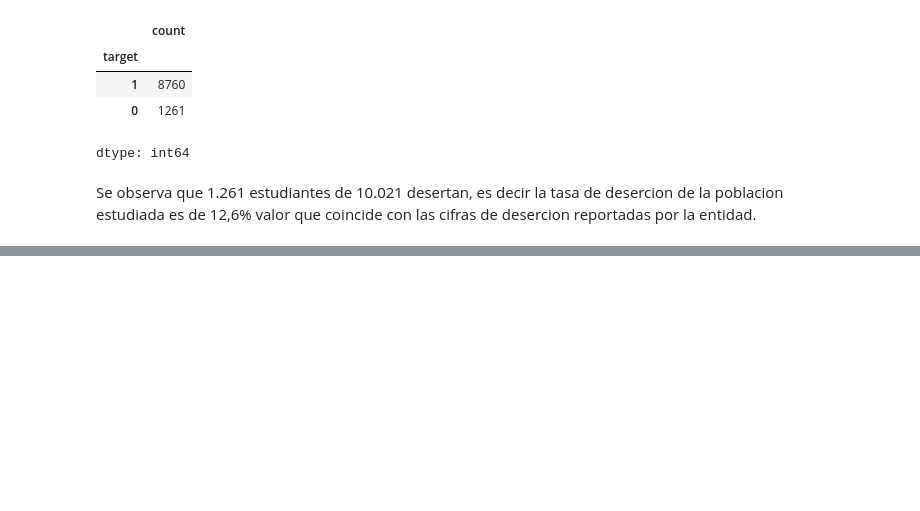
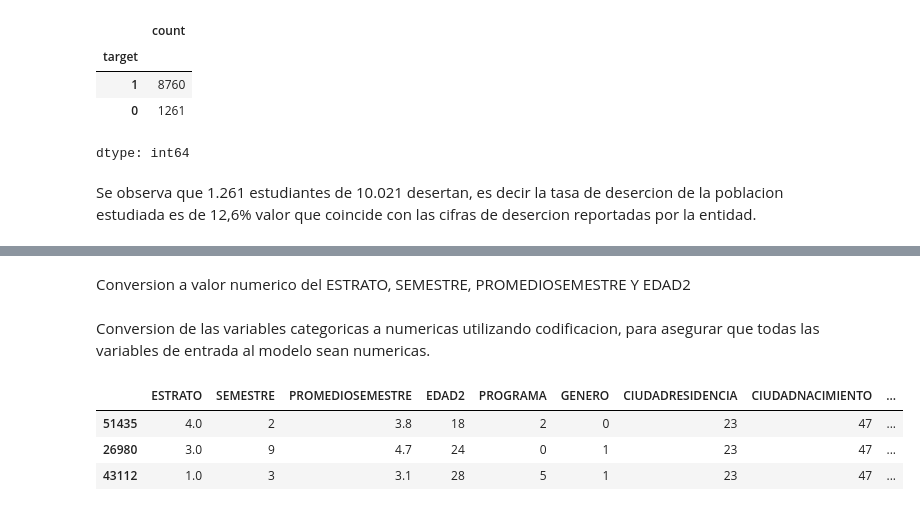
Before and after one commit to amrios80/Endeporte, a Jupyter notebook: endeporte_proyecto_final.ipynb, the cells around one changed output, grey strips where cells are left out. Saved outputs shown, nothing was run; the diff lists cells and outputs as text; code cells hidden in the pictures; blank space fills up the shorter version.

```diff
--- a/endeporte_proyecto_final.ipynb
+++ b/endeporte_proyecto_final.ipynb
@@ -120,7 +117,0 @@ Se observa que 1.261 estudiantes de 10.021 desertan, es decir la tasa de deserci
-# %%
-demograficos_df_uniq["YEARNACIMIENTO"]=pd.to_datetime(demograficos_df_uniq["FECHANACIMIENTO"])
-demograficos_df_uniq['YEARNACIMIENTO'] = demograficos_df_uniq['YEARNACIMIENTO'].dt.year
-field="PROMEDIOGENERAL"
-demograficos_df_uniq[field] = pd.to_numeric(demograficos_df_uniq[field].str.replace(',', '.'), errors='coerce')
-field="PROMEDIOSEMESTRE"
-demograficos_df_uniq[field] = pd.to_numeric(demograficos_df_uniq[field].str.replace(',', '.'), errors='coerce')
@@ -126,0 +120,36 @@ demograficos_df_uniq[field] = pd.to_numeric(demograficos_df_uniq[field].str.repl
+# %% [markdown]
+Conversion a valor numerico del ESTRATO, SEMESTRE, PROMEDIOSEMESTRE Y EDAD2
+# %%
+field="ESTRATO"
+demograficos_df_uniq[field] = pd.to_numeric(demograficos_df_uniq[field], errors='coerce')
+field="SEMESTRE"
+demograficos_df_uniq[field] = pd.to_numeric(demograficos_df_uniq[field], errors='coerce')
+field="PROMEDIOSEMESTRE"
+demograficos_df_uniq[field] = demograficos_df_uniq[field].astype(str).str.replace(',', '.', regex=False)
+demograficos_df_uniq[field] = pd.to_numeric(demograficos_df_uniq[field], errors='coerce')
+field="EDAD2"
+demograficos_df_uniq[field] = pd.to_numeric(demograficos_df_uniq[field], errors='coerce')
+# %%
+numeric_vars = ["ESTRATO", "SEMESTRE", "PROMEDIOSEMESTRE", "EDAD2"]
+category_vars = ["PROGRAMA", "GENERO", "CIUDADRESIDENCIA","CIUDADNACIMIENTO"]
+target_var="target"
+features=numeric_vars + category_vars
+# %% [markdown]
+Conversion de las variables categoricas a numericas utilizando codificacion, para asegurar que todas las variables de entrada al modelo sean numericas.
+# %%
+def get_df(df, target_var="target", numeric_vars=[], category_vars=[]):
+  df = df.copy()
+  label_encoder = LabelEncoder()
+  for col in category_vars:
+      df[col] = label_encoder.fit_transform(df[col].astype(str))
+  df=df[ numeric_vars + category_vars+ [target_var]]
+  return df
+# %%
+df=demograficos_df_uniq
+df=get_df(df, target_var, numeric_vars, category_vars)
+df.sample(3)
+# %% [output]
+|  | ESTRATO | SEMESTRE | PROMEDIOSEMESTRE | EDAD2 | PROGRAMA | GENERO | CIUDADRESIDENCIA | CIUDADNACIMIENTO | ... |
+| 51435 | 4.0 | 2 | 3.8 | 18 | 2 | 0 | 23 | 47 | ... |
+| 26980 | 3.0 | 9 | 4.7 | 24 | 0 | 1 | 23 | 47 | ... |
+| 43112 | 1.0 | 3 | 3.1 | 28 | 5 | 1 | 23 | 47 | ... |
```
Also changed, not shown: parts of 16 cells of this notebook.
